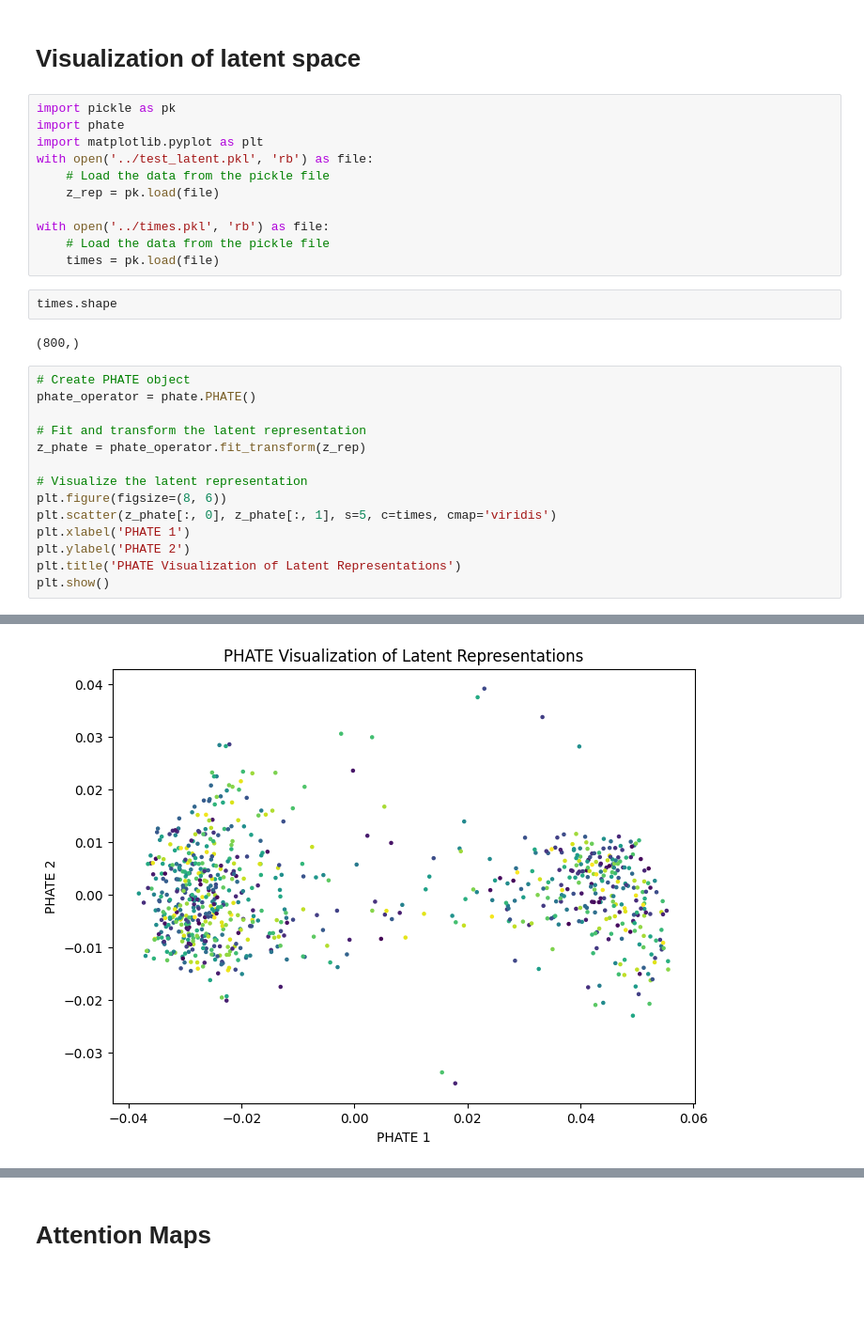
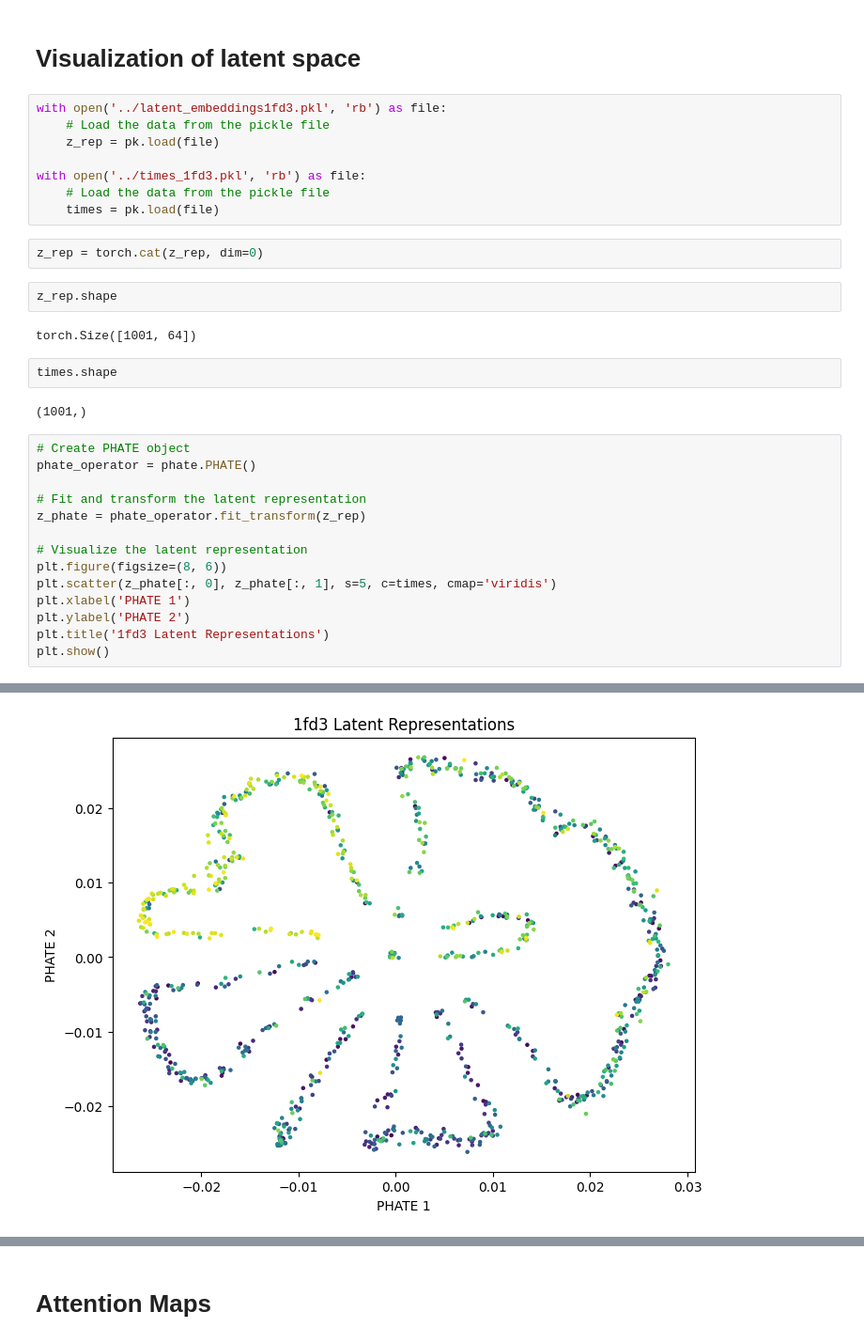
Before and after one commit to KrishnaswamyLab/ProtSCAPE, a Jupyter notebook: notebooks/atlas_testing.ipynb, the cells around one changed output, grey strips where cells are left out. Shown at 94% size. Cells and saved outputs as stored; diff of their text form; blank space fills up the shorter version.

```diff
--- a/notebooks/atlas_testing.ipynb
+++ b/notebooks/atlas_testing.ipynb
@@ -35,20 +7,23 @@ torch.Size([415, 20])
 # %% [markdown]
 # Visualization of latent space
 # %%
-import pickle as pk
-import phate
-import matplotlib.pyplot as plt
-with open('../test_latent.pkl', 'rb') as file:
+with open('../latent_embeddings1fd3.pkl', 'rb') as file:
     # Load the data from the pickle file
     z_rep = pk.load(file)
 
-with open('../times.pkl', 'rb') as file:
+with open('../times_1fd3.pkl', 'rb') as file:
     # Load the data from the pickle file
     times = pk.load(file)
+# %%
+z_rep = torch.cat(z_rep, dim=0)
+# %%
+z_rep.shape
+# %% [output]
+torch.Size([1001, 64])
 # %%
 times.shape
 # %% [output]
-(800,)
+(1001,)
 # %%
 # Create PHATE object
 phate_operator = phate.PHATE()
@@ -61,7 +36,7 @@ plt.figure(figsize=(8, 6))
 plt.scatter(z_phate[:, 0], z_phate[:, 1], s=5, c=times, cmap='viridis')
 plt.xlabel('PHATE 1')
 plt.ylabel('PHATE 2')
-plt.title('PHATE Visualization of Latent Representations')
+plt.title('1fd3 Latent Representations')
 plt.show()
 # %% [output]
 Calculating PHATE...
@@ -84 +57 @@ Calculated PHATE in 1.37 seconds.
-[figure, old version]
+[figure, new version]
```
Also changed, not shown: parts of 39 cells of this notebook, 40 other files.
